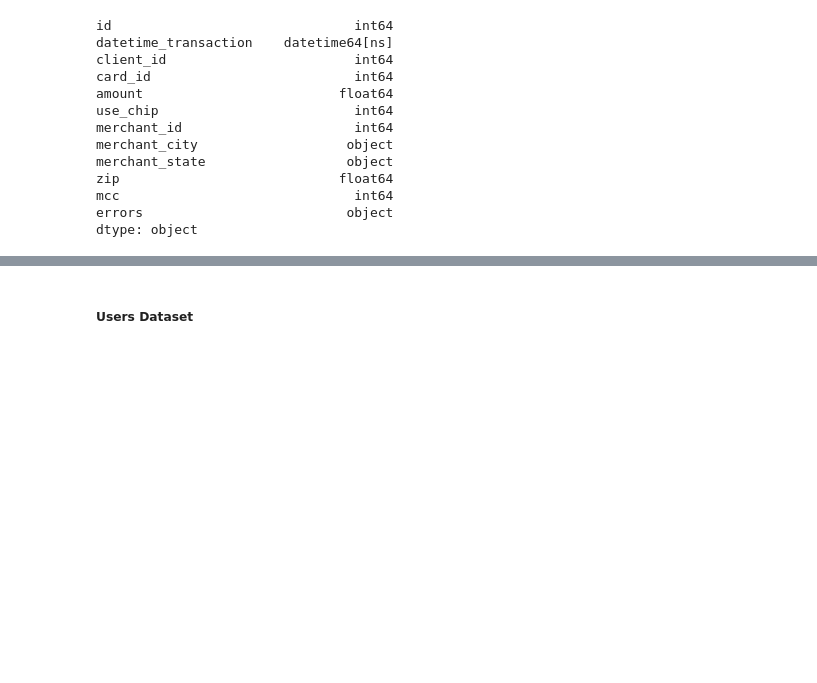
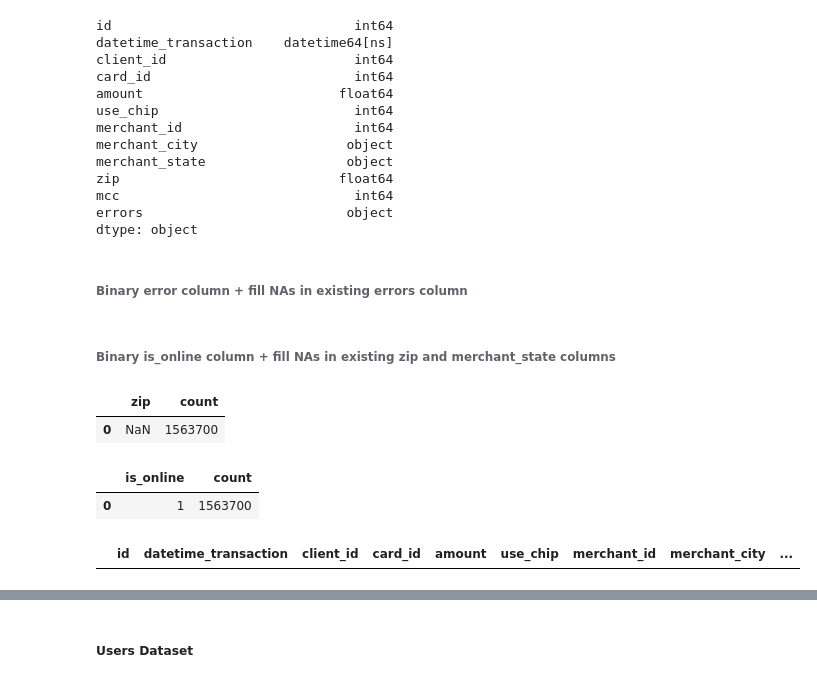
Before and after one commit to arraby-alt/fraud-transactions, a Jupyter notebook: eda.ipynb, the cells around one changed output, grey strips where cells are left out. Drawn from its saved outputs; the diff is of its cells as text; code cells hidden in the pictures; blank space fills up the shorter version.

```diff
--- a/eda.ipynb
+++ b/eda.ipynb
@@ -653,3 +631,5 @@ zip                            float64
 mcc                              int64
 errors                          object
 dtype: object
+# %% [markdown]
+###### Binary error column + fill NAs in existing errors column
@@ -655,0 +638,9 @@ dtype: object
+# %%
+df_transactions['errors'] = df_transactions['errors'].fillna('No Error')
+# %% [markdown]
+###### Binary is_online column + fill NAs in existing zip and merchant_state columns
+# %%
+df_transactions.loc[df_transactions["merchant_city"] == "online", "zip"].value_counts(dropna = False).reset_index(name="count")
+# %% [output]
+|  | zip | count |
+| 0 | NaN | 1563700 |
@@ -655,0 +649,5 @@ dtype: object
+# %%
+df_transactions.loc[df_transactions["merchant_city"] == "online", "is_online"].value_counts(dropna = False).reset_index(name="count")
+# %% [output]
+|  | is_online | count |
+| 0 | 1 | 1563700 |
@@ -655,0 +658,4 @@ dtype: object
+# %%
+df_transactions[df_transactions["merchant_state"] == 'na']
+# %% [output]
+|  | id | datetime_transaction | client_id | card_id | amount | use_chip | merchant_id | merchant_city | ... |
```
Also changed, not shown: parts of 24 cells of this notebook.
